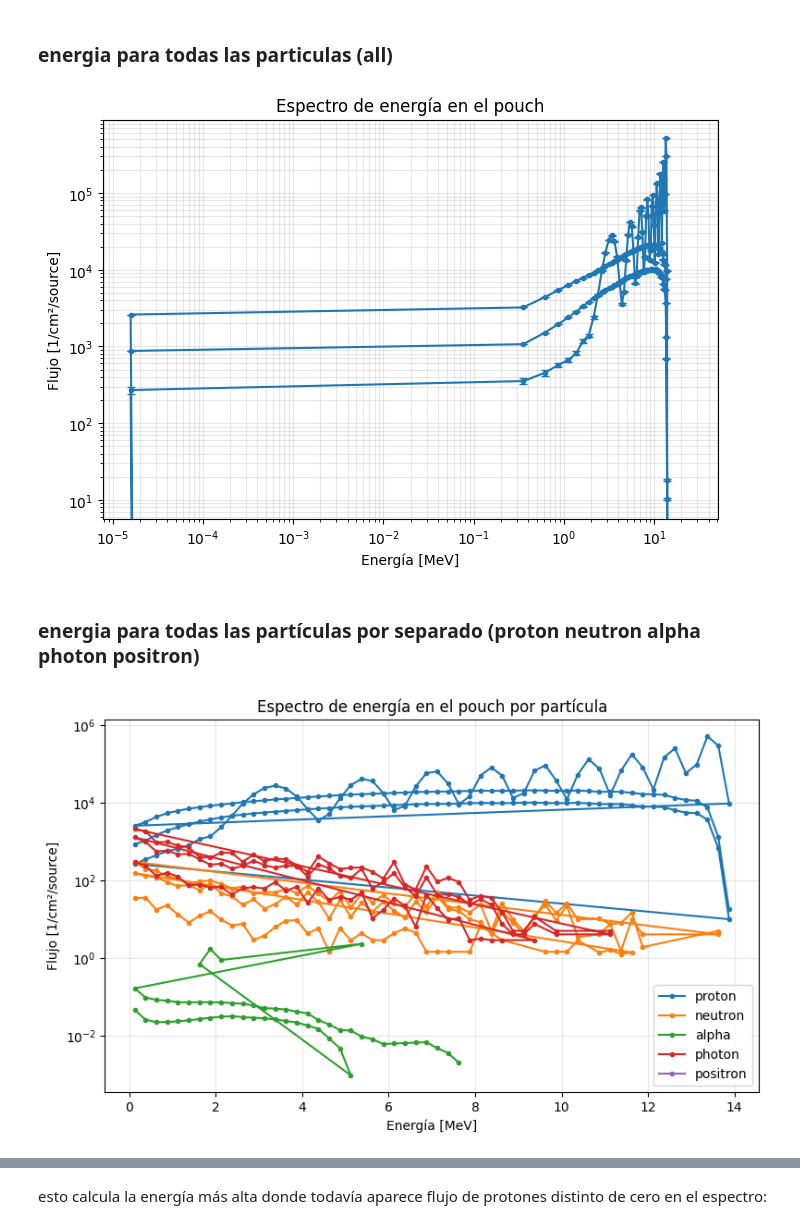
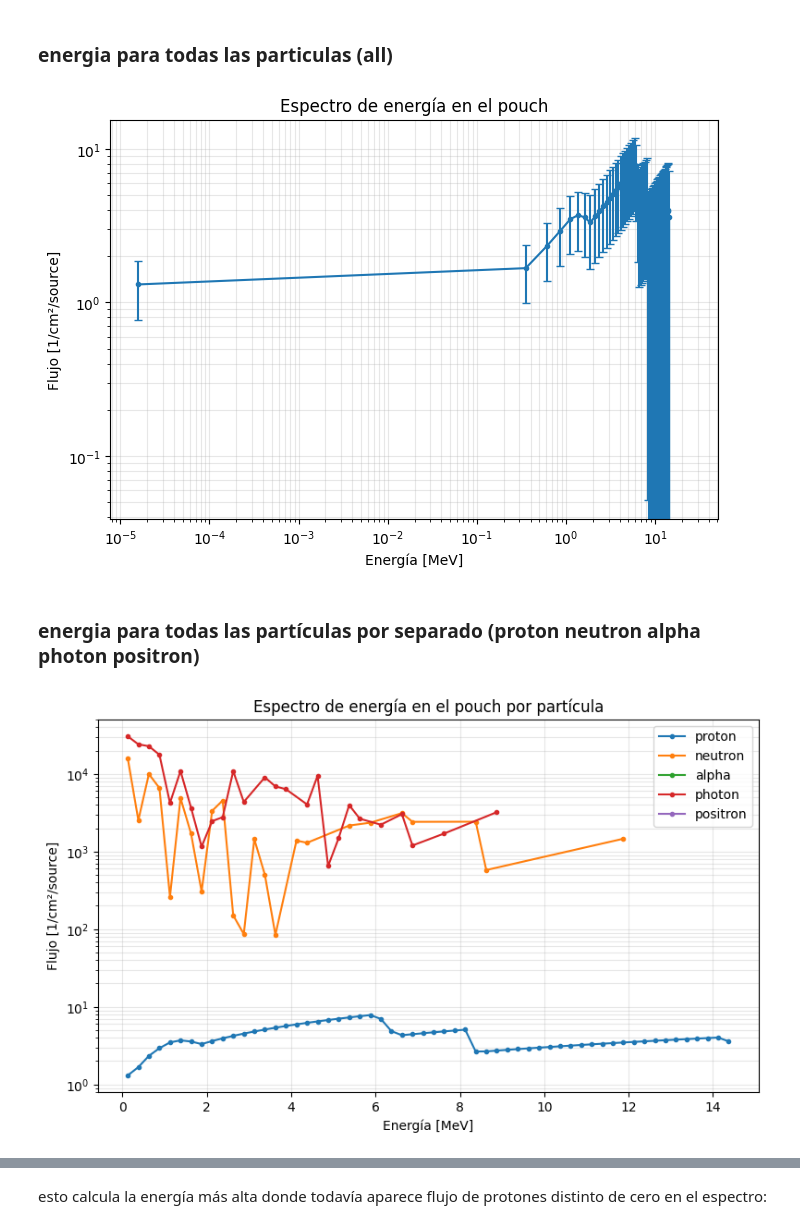
Before and after one commit to arirodriguez001/Laboratory-VI, a Jupyter notebook: Modelo irradiacion final/Modelo A/espectro_E_V0.ipynb, the cells around one changed output, grey strips where cells are left out. Drawn from its saved outputs; the diff is of its cells as text; code cells hidden in the pictures.

```diff
--- a/Modelo irradiacion final/Modelo A/espectro_E_V0.ipynb
+++ b/Modelo irradiacion final/Modelo A/espectro_E_V0.ipynb
@@ -6,7 +6,7 @@ import matplotlib.pyplot as plt
 # %% [markdown]
 ### energia para todas las particulas (all)
 # %%
-archivo = "energy_pouch_M0.out"
+archivo = "energy_hamster_A.out"
 
 E = []
 flujo = []
@@ -57,11 +57,11 @@ plt.grid(True, which="both", alpha=0.3)
 plt.tight_layout()
 plt.show()
 # %% [output]
-[figure, old version]
+[figure, new version]
 # %% [markdown]
 ### energia para todas las partículas por separado (proton neutron alpha photon positron)
 # %%
-archivo = "energy_pouch_M0.out"
+archivo = "energy_hamster_A.out"
 
 E = []
 
@@ -113,32 +113,32 @@ with open(archivo, "r", encoding="utf-8", errors="ignore") as f:
             err_photon.append(valores[9])
 
             positron.append(valores[10])
             err_positron.append(valores[11])
 
 E = np.array(E)
 
 datos = {
     "proton": np.array(proton),
     "neutron": np.array(neutron),
     "alpha": np.array(alpha),
     "photon": np.array(photon),
     "positron": np.array(positron),
 }
 
 plt.figure(figsize=(8,5))
 
 for nombre, y in datos.items():
     mask = y > 0
     plt.plot(E[mask], y[mask], marker="o", markersize=3, linewidth=1.5, label=nombre)
 
 plt.yscale("log")
 plt.xlabel("Energía [MeV]")
 plt.ylabel("Flujo [1/cm²/source]")
 plt.title("Espectro de energía en el pouch por partícula")
 plt.grid(True, which="both", alpha=0.3)
 plt.legend()
 plt.tight_layout()
 plt.show()
 # %% [output]
-[figure, old version]
+[figure, new version]
 # %%
```
Also changed, not shown: parts of 9 cells of this notebook, 27 other files.
